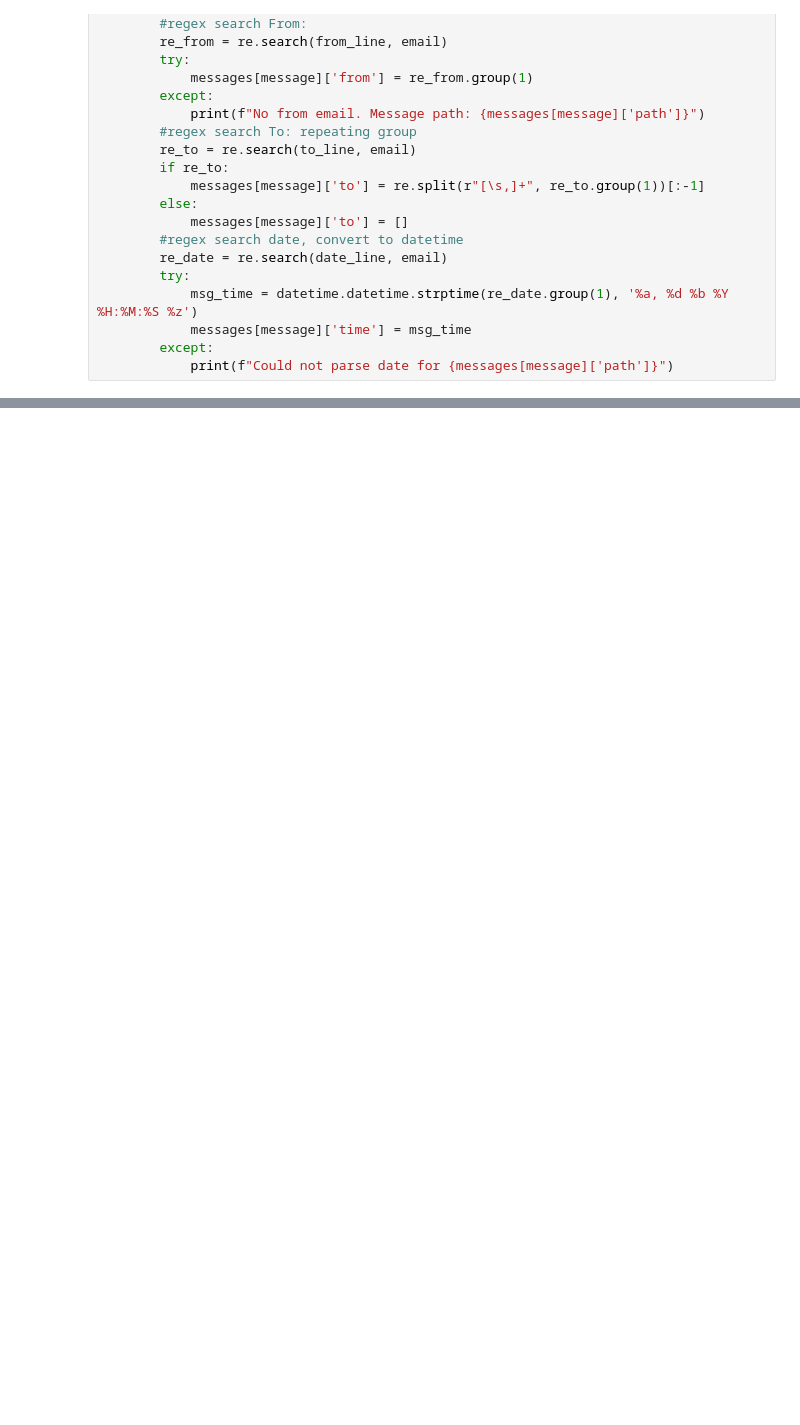
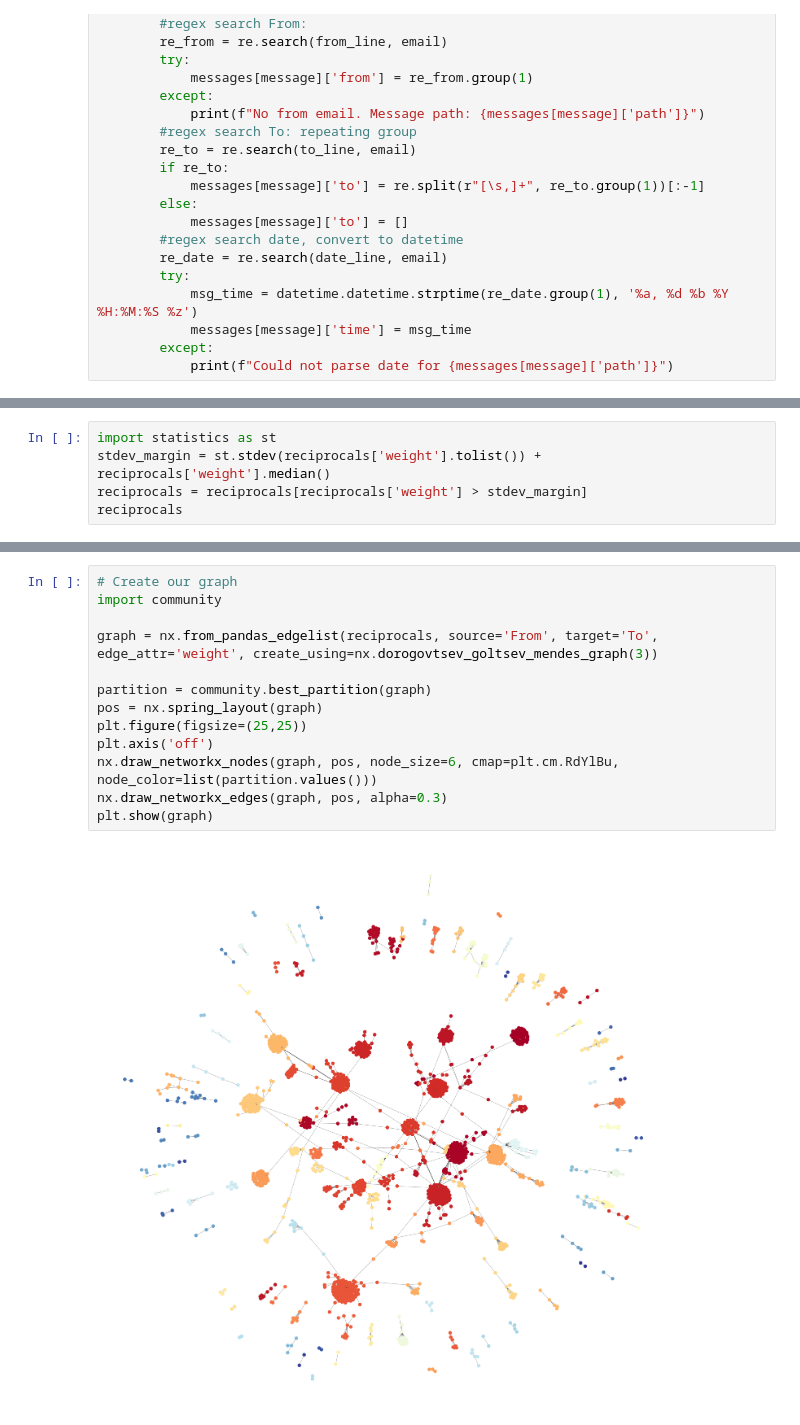
Before and after one commit to cyfirgit/applications, a Jupyter notebook: enron/network_analysis.ipynb, the cells around one changed output, grey strips where cells are left out. Drawn from its saved outputs; the diff is of its cells as text; blank space fills up the shorter version.

```diff
--- a/enron/network_analysis.ipynb
+++ b/enron/network_analysis.ipynb
@@ -80,0 +273,5 @@ pprint.pprint(errors)
+# %%
+import statistics as st
+stdev_margin = st.stdev(reciprocals['weight'].tolist()) + reciprocals['weight'].median()
+reciprocals = reciprocals[reciprocals['weight'] > stdev_margin]
+reciprocals
@@ -80,0 +292,15 @@ pprint.pprint(errors)
+# %%
+# Create our graph
+import community
+
+graph = nx.from_pandas_edgelist(reciprocals, source='From', target='To', edge_attr='weight', create_using=nx.dorogovtsev_goltsev_mendes_graph(3))
+
+partition = community.best_partition(graph)
+pos = nx.spring_layout(graph)
+plt.figure(figsize=(25,25))
+plt.axis('off')
+nx.draw_networkx_nodes(graph, pos, node_size=6, cmap=plt.cm.RdYlBu, node_color=list(partition.values()))
+nx.draw_networkx_edges(graph, pos, alpha=0.3)
+plt.show(graph)
+# %% [output]
+[figure, added]
```
Also changed, not shown: parts of 19 cells of this notebook.
